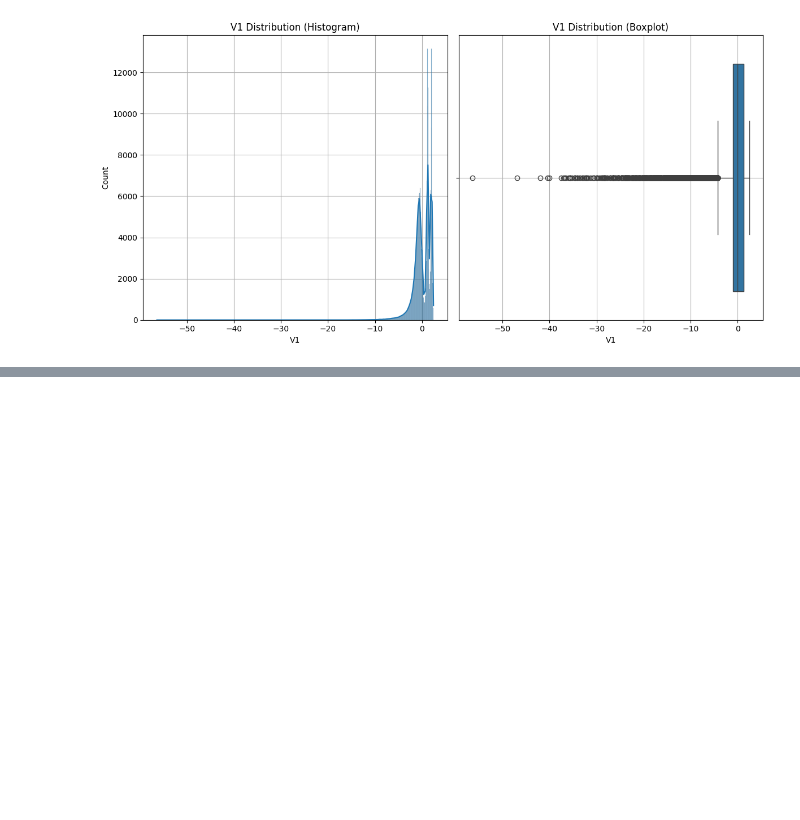
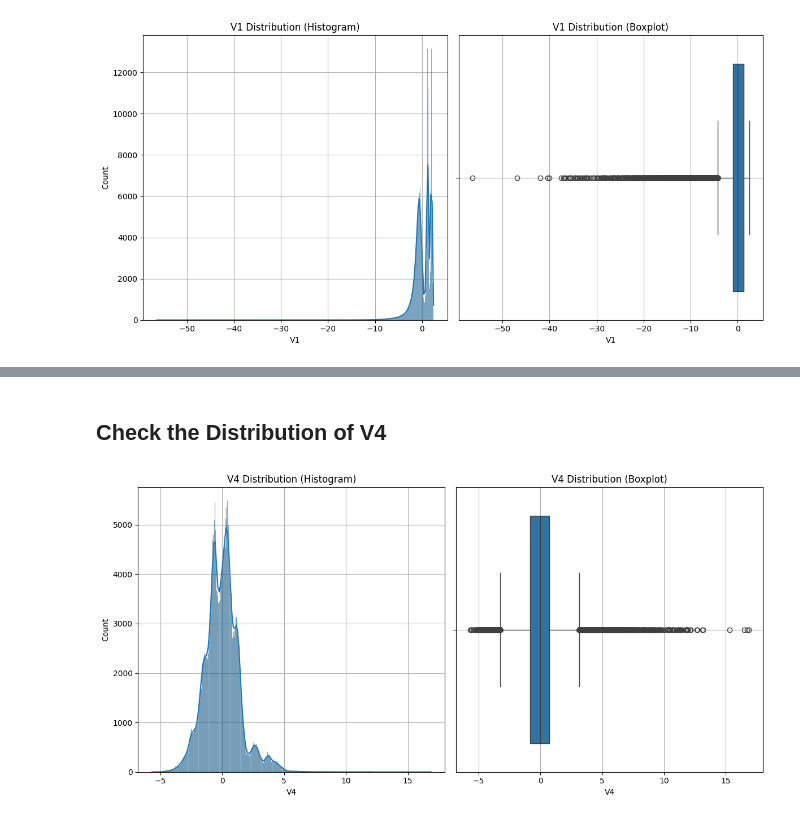
Before and after one commit to joocahyadi/Credit_Card_Fraud_Detection, a Jupyter notebook: notebook/Credit Card Fraud Detection Notebook.ipynb, the cells around one changed output, grey strips where cells are left out. Drawn from its saved outputs; the diff is of its cells as text; code cells hidden in the pictures; blank space fills up the shorter version.

```diff
--- a/notebook/Credit Card Fraud Detection Notebook.ipynb
+++ b/notebook/Credit Card Fraud Detection Notebook.ipynb
@@ -118,0 +119,6 @@ plt.show()
+# %% [markdown]
+## Check the Distribution of V4
+# %%
+distribution_check('V4')
+# %% [output]
+[figure, added]
```
Also changed, not shown: parts of 14 cells of this notebook.
